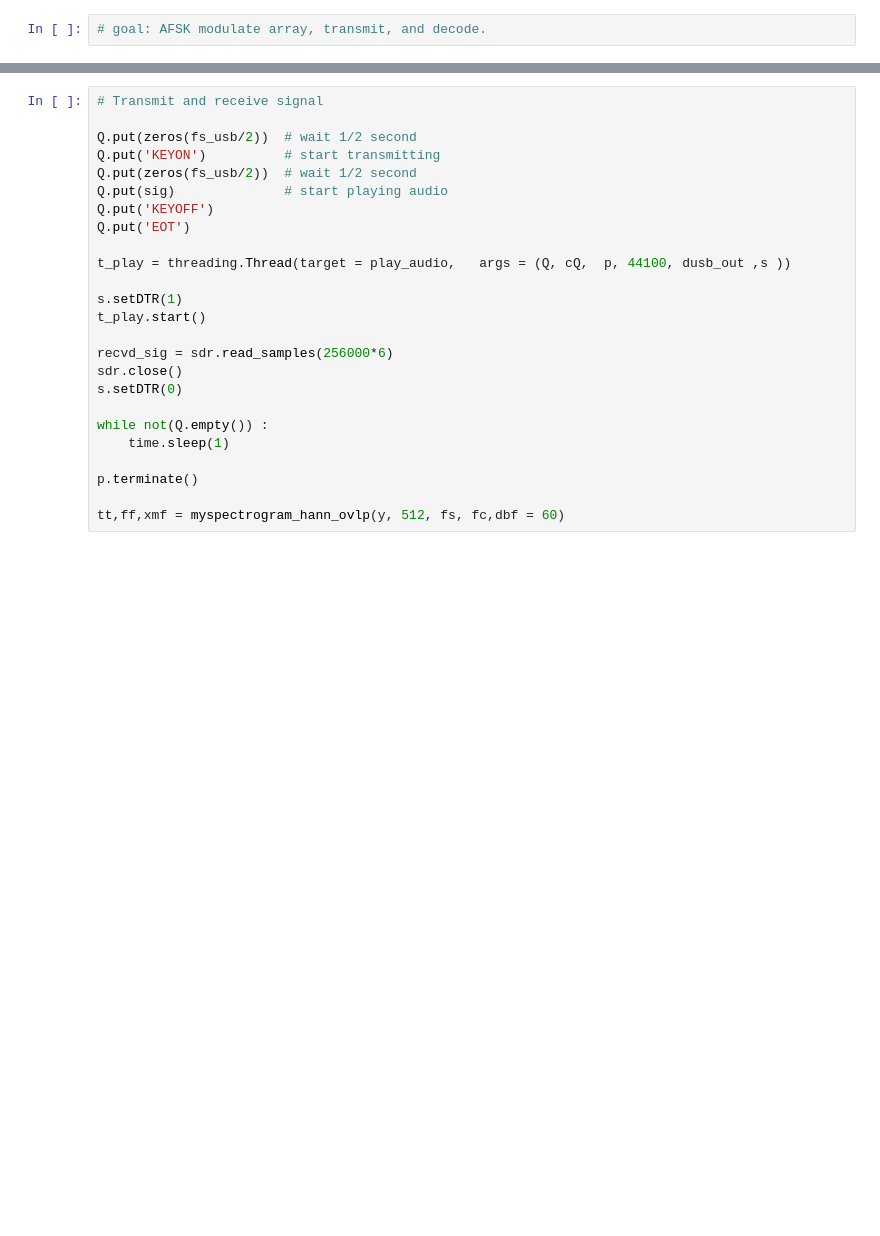
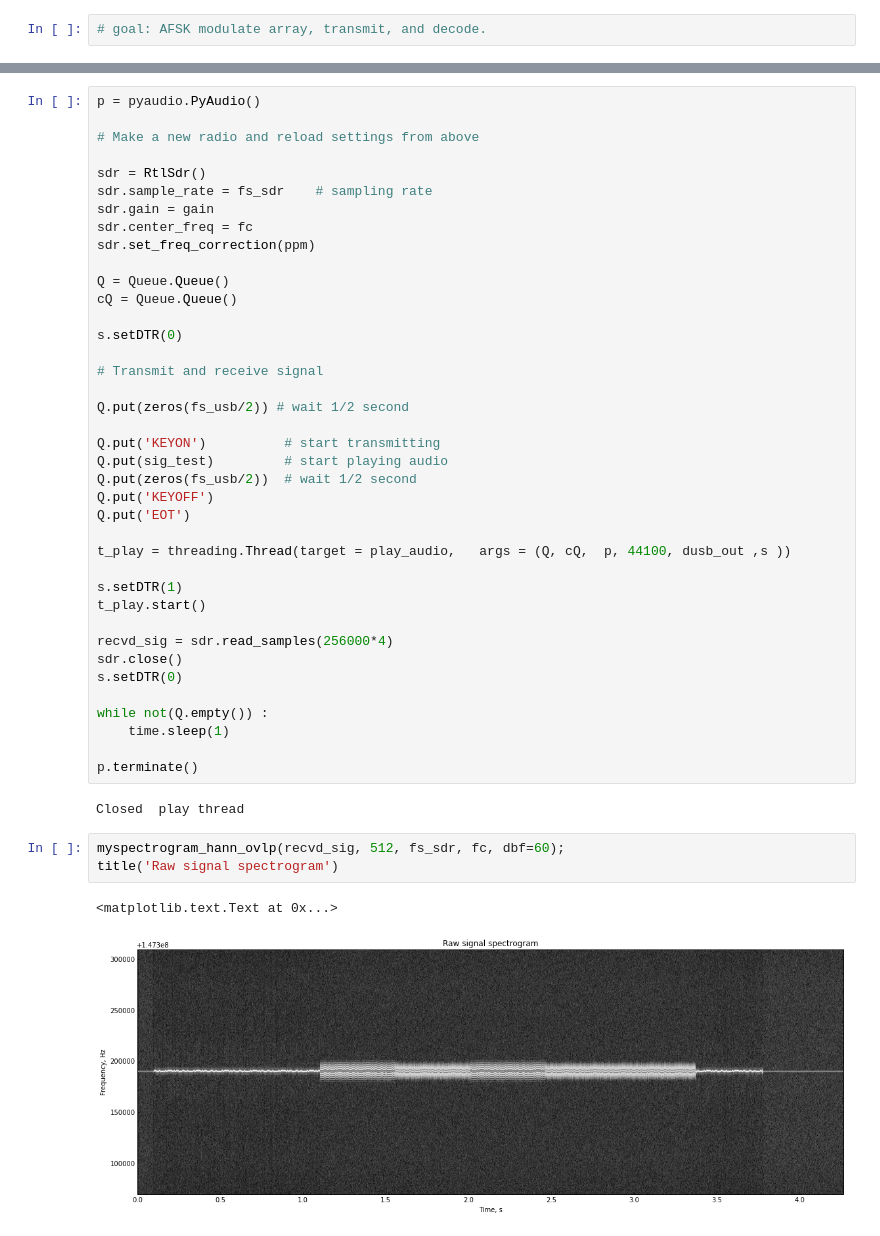
Before and after one commit to alexwal/EE123-Final-Project, a Jupyter notebook: afsk_attempt.ipynb, the cells around one changed output, grey strips where cells are left out. Cells and saved outputs as stored; diff of their text form; blank space fills up the shorter version.

```diff
--- a/afsk_attempt.ipynb
+++ b/afsk_attempt.ipynb
@@ -418,10 +460,26 @@ array([ 1.,  0.,  1.,  0.,  1.,  1.,  0.,  0.])
 # %%
+p = pyaudio.PyAudio()
+
+# Make a new radio and reload settings from above
+
+sdr = RtlSdr()
+sdr.sample_rate = fs_sdr    # sampling rate
+sdr.gain = gain
+sdr.center_freq = fc
+sdr.set_freq_correction(ppm)
+
+Q = Queue.Queue()
+cQ = Queue.Queue()
+
+s.setDTR(0)
+
 # Transmit and receive signal
 
+Q.put(zeros(fs_usb/2)) # wait 1/2 second
+
+Q.put('KEYON')          # start transmitting
+Q.put(sig_test)         # start playing audio
 Q.put(zeros(fs_usb/2))  # wait 1/2 second
-Q.put('KEYON')          # start transmitting
-Q.put(zeros(fs_usb/2))  # wait 1/2 second
-Q.put(sig)              # start playing audio
 Q.put('KEYOFF')
 Q.put('EOT')
 
@@ -430,7 +488,7 @@ t_play = threading.Thread(target = play_audio,   args = (Q, cQ,  p, 44100, dusb_
 s.setDTR(1)
 t_play.start()
 
-recvd_sig = sdr.read_samples(256000*6)
+recvd_sig = sdr.read_samples(256000*4)
 sdr.close()
 s.setDTR(0)
 
@@ -438,5 +496,11 @@ while not(Q.empty()) :
     time.sleep(1)
 
 p.terminate()
-
-tt,ff,xmf = myspectrogram_hann_ovlp(y, 512, fs, fc,dbf = 60)
+# %% [output]
+Closed  play thread
+# %%
+myspectrogram_hann_ovlp(recvd_sig, 512, fs_sdr, fc, dbf=60);
+title('Raw signal spectrogram')
+# %% [output]
+<matplotlib.text.Text at 0x...>
+[figure, added]
```
Also changed, not shown: parts of 22 cells of this notebook.
